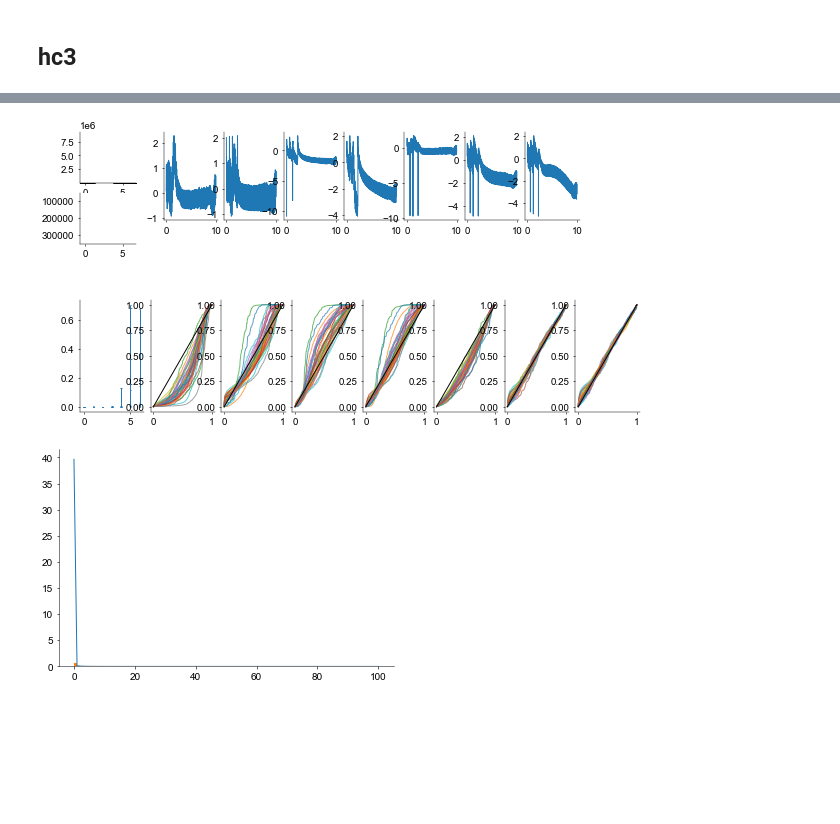
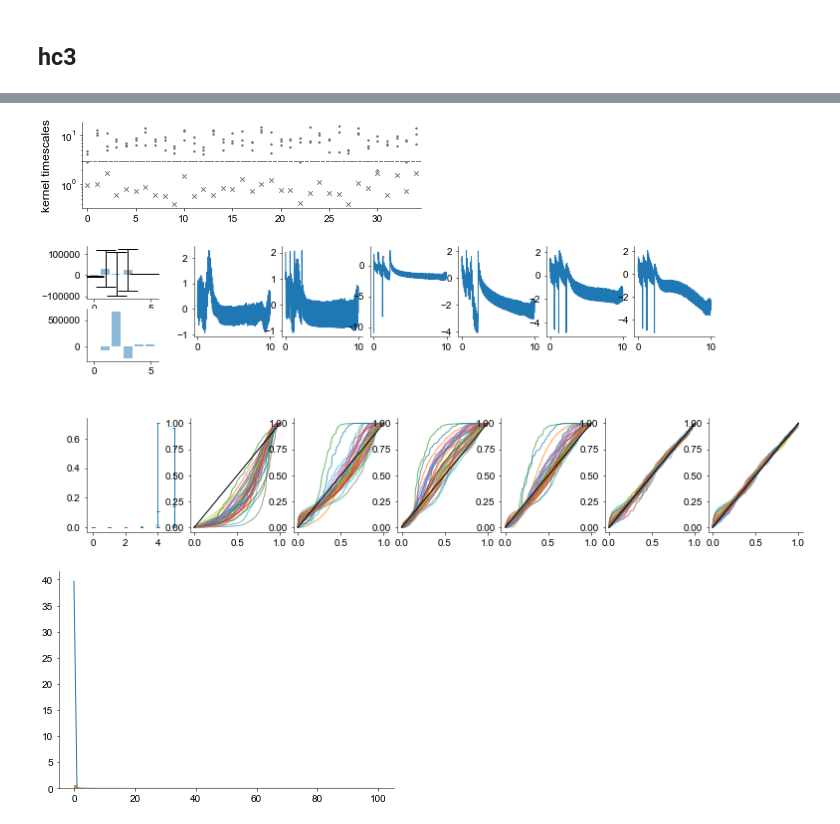
Before and after one commit to davindicode/nonparametric-nonrenewal-process, a Jupyter notebook: scripts/plots/plots.ipynb, the cells around one changed output, grey strips where cells are left out. Cells and saved outputs as stored; diff of their text form; code cells hidden in the pictures; blank space fills up the shorter version.

Commit message:
add analysis and plotting code

```diff
--- a/scripts/plots/plots.ipynb
+++ b/scripts/plots/plots.ipynb
@@ -867,3 +961,25 @@ plt.show()
+# %%
+fig = plt.figure(figsize=(10, 3))
+
+### kernel lengthscales ###
+widths = [1]
+heights = [1]
+spec = fig.add_gridspec(ncols=len(widths), nrows=len(heights), width_ratios=widths,
+                        height_ratios=heights, top=0.4, bottom=0.0,
+                        left=0.0, right=0.47)
+
+ax = fig.add_subplot(spec[0, 0])
+for n in range(len_deltas.shape[0]):
+    lens = len_deltas[n]
+    tlen = len_tau[n]
+    ax.scatter(n*np.ones_like(lens), lens, marker='.', c='gray')
+    ax.scatter(n*np.ones(1), tlen, marker='x', c='gray', s=20)
+    ax.set_yscale('log')
+    ax.set_ylabel('kernel timescales')
+    ax.plot([-.5, len_deltas.shape[0] - 0.5], 3. * np.ones(2), '--', color='gray')
+    ax.set_xlim([-.5, len_deltas.shape[0] - 0.5])
+# %% [output]
+[figure, added]
 # %%
 fig = plt.figure(figsize=(10, 4))
 
@@ -879,26 +995,28 @@ spec = fig.add_gridspec(ncols=len(widths), nrows=len(heights), width_ratios=widt
                         height_ratios=heights, top=1.0, bottom=0.6,
                         left=0.0, right=0.1, wspace=0.1)
 
-mdls = len(reg_config_names)
-test_lls = np.array([regression_dict[n]['test_ells'] for n in reg_config_names])
-train_lls = np.array([regression_dict[n]['train_ell'] for n in reg_config_names])
+use_reg_config_names = [reg_config_names[k] for k in [0, 1, 2, 3, 5, 6]]
+
+mdls = len(use_reg_config_names)
+test_lls = np.array([regression_dict[n]['test_ells'] for n in use_reg_config_names])
+train_lls = np.array([regression_dict[n]['train_ell'] for n in use_reg_config_names])
 
 ax = fig.add_subplot(spec[0, 0])
 means = test_lls.mean(-1)
 sems = test_lls.std(-1) / np.sqrt(test_lls.shape[-1])
 ax.bar(np.arange(mdls), means, yerr=sems,
        align='center', alpha=0.5, ecolor='black', capsize=10)
-ax.set_ylim(7.5 * 1e4)
+#ax.set_ylim(7.5 * 1e4)
 
 ax = fig.add_subplot(spec[1, 0])
 means = train_lls
 ax.bar(np.arange(mdls), means,
        align='center', alpha=0.5, ecolor='black', capsize=10)
-ax.set_ylim(3.5 * 1e5)
+#ax.set_ylim(3.5 * 1e5)
 
 
 
-widths = [1] * (len(reg_config_names) + 1)
+widths = [1] * (len(use_reg_config_names) + 1)
 heights = [1, 0.1]
 
 spec = fig.add_gridspec(ncols=len(widths), nrows=len(heights), width_ratios=widths,
@@ -907,7 +1025,7 @@ spec = fig.add_gridspec(ncols=len(widths), nrows=len(heights), width_ratios=widt
 
 test_fold = 0
 ne = 0
-for en, n in enumerate(reg_config_names):
+for en, n in enumerate(use_reg_config_names):
     pred_lint = regression_dict[n]['pred_log_intensities']
     pred_ts = regression_dict[n]['pred_ts']
     ax = fig.add_subplot(spec[0, en])
@@ -919,42 +1037,42 @@ for en, n in enumerate(reg_config_names):
 
 
 ### KS statistics ###
-widths = [1] * (len(reg_config_names) + 1)
+widths = [1] * (len(use_reg_config_names) + 1)
 heights = [1]
 
 spec = fig.add_gridspec(ncols=len(widths), nrows=len(heights), width_ratios=widths,
                         height_ratios=heights, top=0.4, bottom=0.0,
                         left=0.0, right=1., wspace=0.1)
 
 ax = fig.add_subplot(spec[0, 0])
 
-mdls = len(reg_config_names[:])
-p_vals = [regression_dict[n]['KS_p_value'] for n in reg_config_names]
+mdls = len(use_reg_config_names)
+p_vals = [regression_dict[n]['KS_p_value'] for n in use_reg_config_names]
 #p_vals = [[0 if v is None else v for v in d] for d in p_vals]
 
 ax.violinplot(
     p_vals, list(range(mdls)), points=20, widths=0.3,
     showmeans=True, showextrema=True, showmedians=True,
     bw_method=1e-2, #'silverman',
 )
 
-for en, n in enumerate(reg_config_names):
+for en, n in enumerate(use_reg_config_names):
     quantiles = regression_dict[n]['KS_quantiles']
 
     ax = fig.add_subplot(spec[0, en + 1])
     for n in range(len(quantiles)):
         if quantiles[n] is not None:
             ax.plot(np.linspace(0., 1., len(quantiles[n])), quantiles[n], alpha=0.7)
     ax.plot(np.linspace(0., 1., 100), np.linspace(0., 1., 100), c='k')
 
 
 
 
 
 
 plt.show()
 # %% [output]
-[figure, old version]
+[figure, new version]
 # %%
 def get_renewal(renewal_type, neurons, dt):
     if renewal_type == 'gamma':
```
Also changed, not shown: parts of 17 cells of this notebook, 6 other files.
